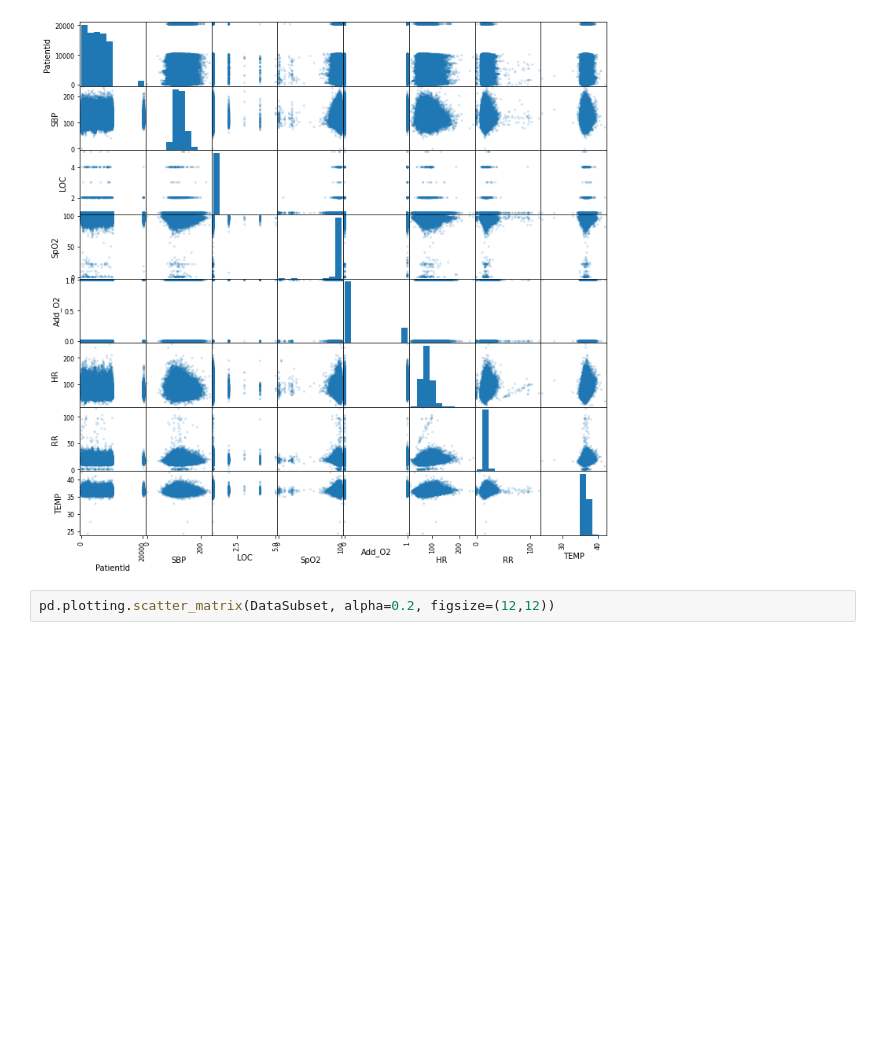
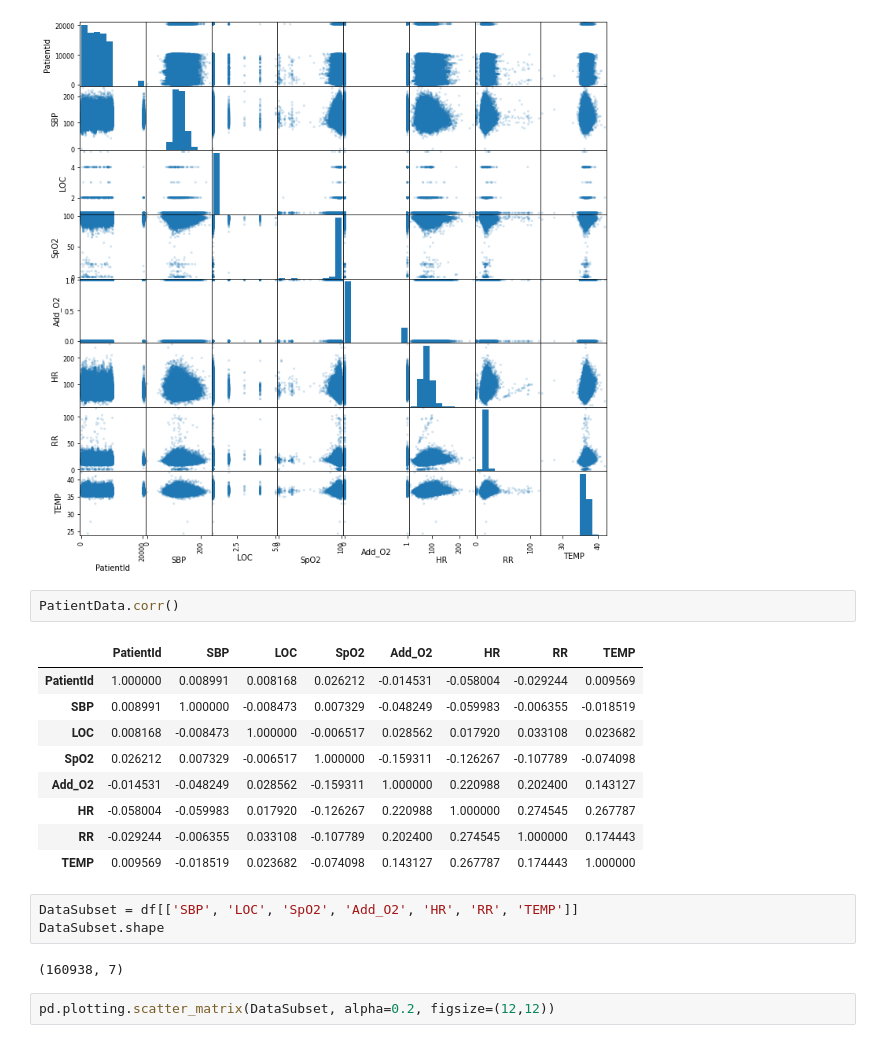
Before and after one commit to maryelo/Arinti---EWS-score---Project-, a Jupyter notebook: AD_Arinti_M-ighty.ipynb, the cells around one changed output. Saved outputs shown, nothing was run; the diff lists cells and outputs as text; blank space fills up the shorter version.

```diff
--- a/AD_Arinti_M-ighty.ipynb
+++ b/AD_Arinti_M-ighty.ipynb
@@ -735,6 +735,23 @@ array([[<AxesSubplot:xlabel='PatientId', ylabel='PatientId'>,
         <AxesSubplot:xlabel='RR', ylabel='TEMP'>,
         <AxesSubplot:xlabel='TEMP', ylabel='TEMP'>]], dtype=object)
 [figure]
+# %%
+PatientData.corr()
+# %% [output]
+|  | PatientId | SBP | LOC | SpO2 | Add_O2 | HR | RR | TEMP |
+| PatientId | 1.000000 | 0.008991 | 0.008168 | 0.026212 | -0.014531 | -0.058004 | -0.029244 | 0.009569 |
+| SBP | 0.008991 | 1.000000 | -0.008473 | 0.007329 | -0.048249 | -0.059983 | -0.006355 | -0.018519 |
+| LOC | 0.008168 | -0.008473 | 1.000000 | -0.006517 | 0.028562 | 0.017920 | 0.033108 | 0.023682 |
+| SpO2 | 0.026212 | 0.007329 | -0.006517 | 1.000000 | -0.159311 | -0.126267 | -0.107789 | -0.074098 |
+| Add_O2 | -0.014531 | -0.048249 | 0.028562 | -0.159311 | 1.000000 | 0.220988 | 0.202400 | 0.143127 |
+| HR | -0.058004 | -0.059983 | 0.017920 | -0.126267 | 0.220988 | 1.000000 | 0.274545 | 0.267787 |
+| RR | -0.029244 | -0.006355 | 0.033108 | -0.107789 | 0.202400 | 0.274545 | 1.000000 | 0.174443 |
+| TEMP | 0.009569 | -0.018519 | 0.023682 | -0.074098 | 0.143127 | 0.267787 | 0.174443 | 1.000000 |
+# %%
+DataSubset = df[['SBP', 'LOC', 'SpO2', 'Add_O2', 'HR', 'RR', 'TEMP']]
+DataSubset.shape
+# %% [output]
+(160938, 7)
 # %%
 pd.plotting.scatter_matrix(DataSubset, alpha=0.2, figsize=(12,12))
 # %% [output]
```
Also changed, not shown: parts of 92 cells of this notebook.
